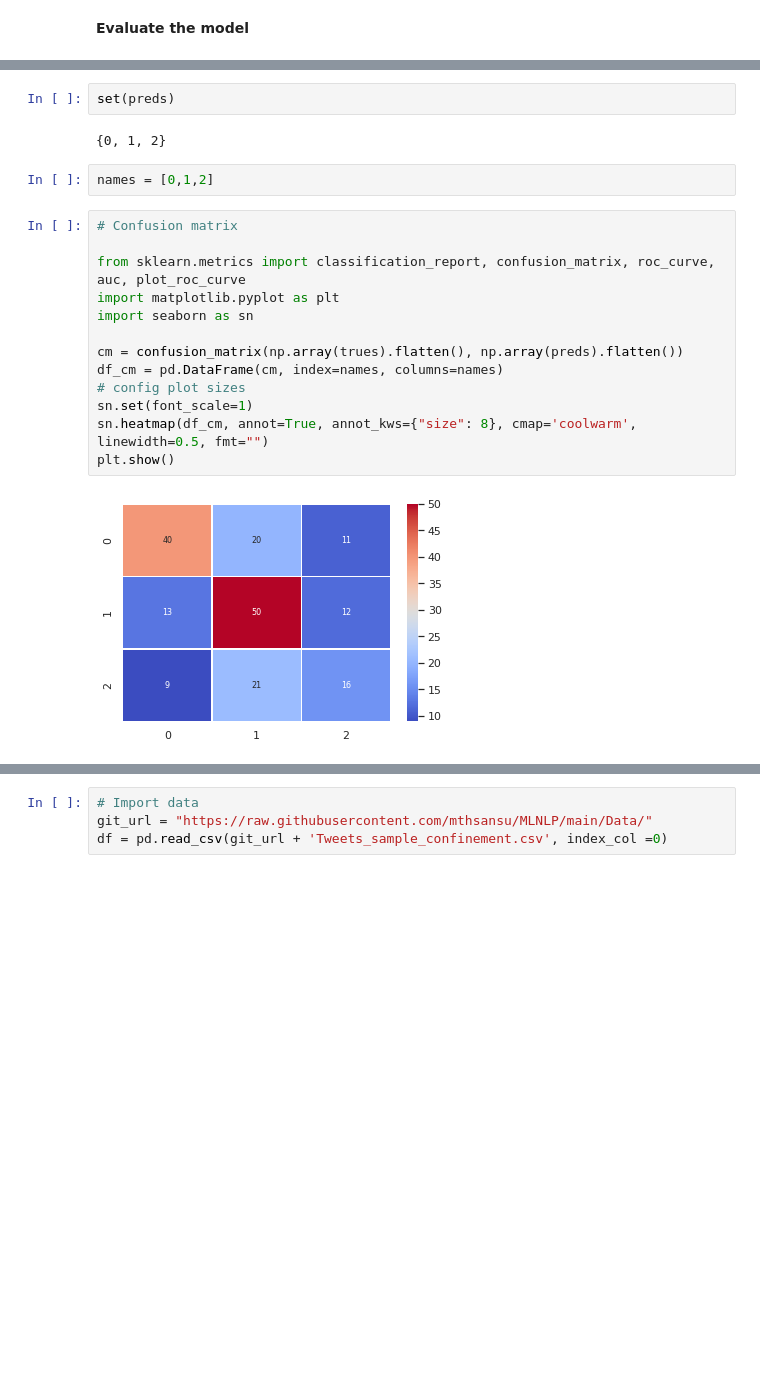
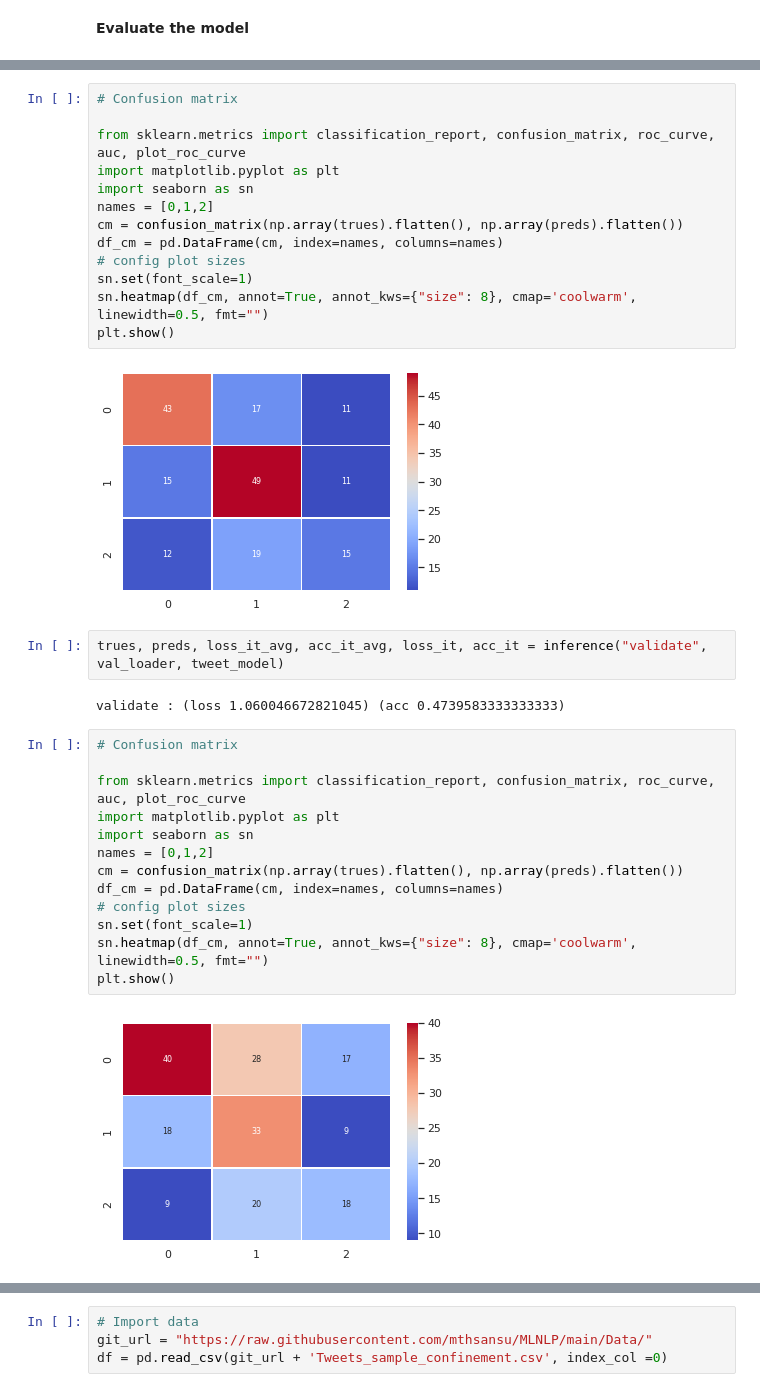
Before and after one commit to mthsansu/MLNLP, a Jupyter notebook: Code/Baseline_modif.ipynb, the cells around one changed output, grey strips where cells are left out. Drawn from its saved outputs; the diff is of its cells as text; blank space fills up the shorter version.

```diff
--- a/Code/Baseline_modif.ipynb
+++ b/Code/Baseline_modif.ipynb
@@ -421,16 +479,10 @@ test : (loss 0.990537166595459) (acc 0.5520833333333334)
-# %%
-set(preds)
-# %% [output]
-{0, 1, 2}
-# %%
-names = [0,1,2]
 # %%
 # Confusion matrix
 
 from sklearn.metrics import classification_report, confusion_matrix, roc_curve, auc, plot_roc_curve
 import matplotlib.pyplot as plt
 import seaborn as sn
-
+names = [0,1,2]
 cm = confusion_matrix(np.array(trues).flatten(), np.array(preds).flatten())
 df_cm = pd.DataFrame(cm, index=names, columns=names)
 # config plot sizes
@@ -438,4 +490,23 @@ sn.set(font_scale=1)
 sn.heatmap(df_cm, annot=True, annot_kws={"size": 8}, cmap='coolwarm', linewidth=0.5, fmt="")
 plt.show()
 # %% [output]
-[figure, old version]
+[figure, new version]
+# %%
+trues, preds, loss_it_avg, acc_it_avg, loss_it, acc_it = inference("validate", val_loader, tweet_model)
+# %% [output]
+validate : (loss 1.060046672821045) (acc 0.4739583333333333)
+# %%
+# Confusion matrix
+
+from sklearn.metrics import classification_report, confusion_matrix, roc_curve, auc, plot_roc_curve
+import matplotlib.pyplot as plt
+import seaborn as sn
+names = [0,1,2]
+cm = confusion_matrix(np.array(trues).flatten(), np.array(preds).flatten())
+df_cm = pd.DataFrame(cm, index=names, columns=names)
+# config plot sizes
+sn.set(font_scale=1)
+sn.heatmap(df_cm, annot=True, annot_kws={"size": 8}, cmap='coolwarm', linewidth=0.5, fmt="")
+plt.show()
+# %% [output]
+[figure, added]
```
Also changed, not shown: parts of 16 cells of this notebook.
